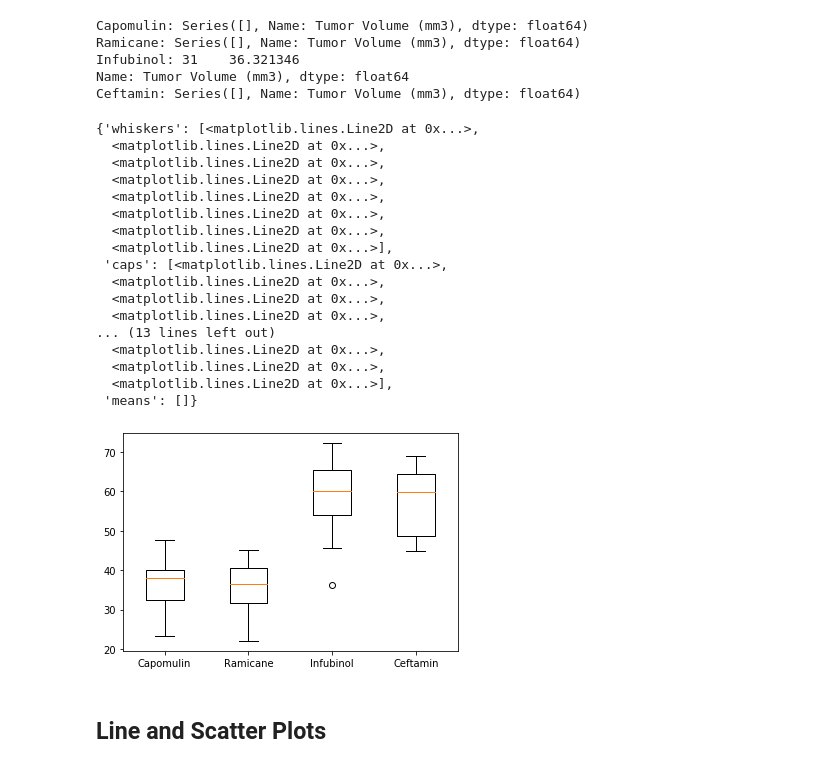
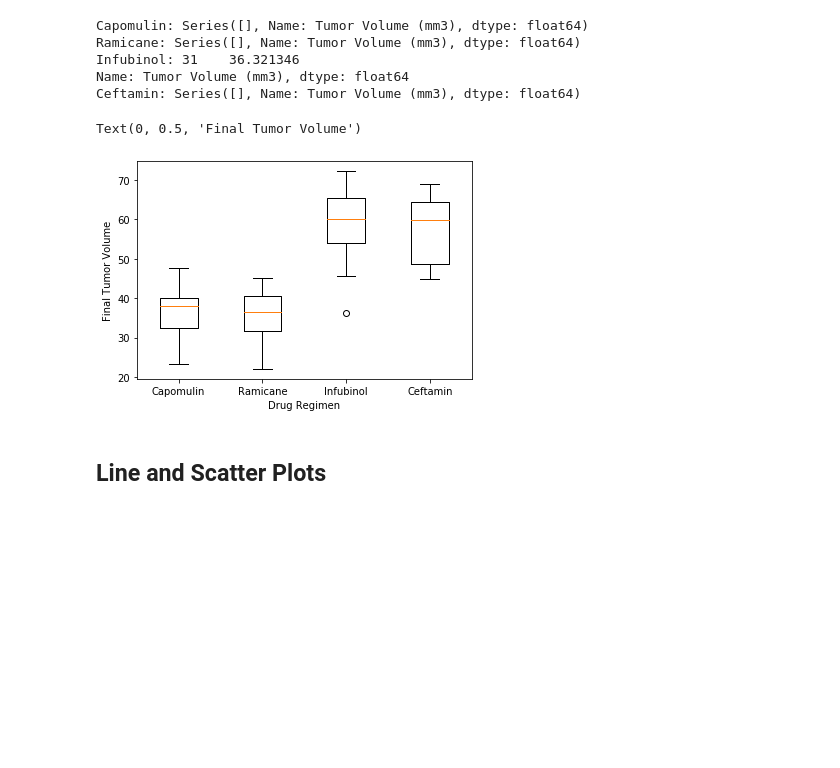
Before and after one commit to susovd/Matplotlib-Homework---the-power-of-the-plots, a Jupyter notebook: Pymaceuticals/pymaceuticals_Susov.ipynb, the cells around one changed output. Drawn from its saved outputs; the diff is of its cells as text; code cells hidden in the pictures; blank space fills up the shorter version.

```diff
--- a/Pymaceuticals/pymaceuticals_Susov.ipynb
+++ b/Pymaceuticals/pymaceuticals_Susov.ipynb
@@ -306,24 +277,10 @@ Ceftamin: Series([], Name: Tumor Volume (mm3), dtype: float64)
 # %%
 # Generate a box plot of the final tumor volume of each mouse across four regimens of interest
 plt.boxplot(tumor_vol_data, labels = treatments)
+plt.xlabel("Drug Regimen")
+plt.ylabel("Final Tumor Volume")
 # %% [output]
-{'whiskers': [<matplotlib.lines.Line2D at 0x...>,
-  <matplotlib.lines.Line2D at 0x...>,
-  <matplotlib.lines.Line2D at 0x...>,
-  <matplotlib.lines.Line2D at 0x...>,
-  <matplotlib.lines.Line2D at 0x...>,
-  <matplotlib.lines.Line2D at 0x...>,
-  <matplotlib.lines.Line2D at 0x...>,
-  <matplotlib.lines.Line2D at 0x...>],
- 'caps': [<matplotlib.lines.Line2D at 0x...>,
-  <matplotlib.lines.Line2D at 0x...>,
-  <matplotlib.lines.Line2D at 0x...>,
-  <matplotlib.lines.Line2D at 0x...>,
-... (13 lines left out)
-  <matplotlib.lines.Line2D at 0x...>,
-  <matplotlib.lines.Line2D at 0x...>,
-  <matplotlib.lines.Line2D at 0x...>],
- 'means': []}
+Text(0, 0.5, 'Final Tumor Volume')
-[figure, old version]
+[figure, new version]
 # %% [markdown]
 ## Line and Scatter Plots
```
Also changed, not shown: parts of 13 cells of this notebook.
